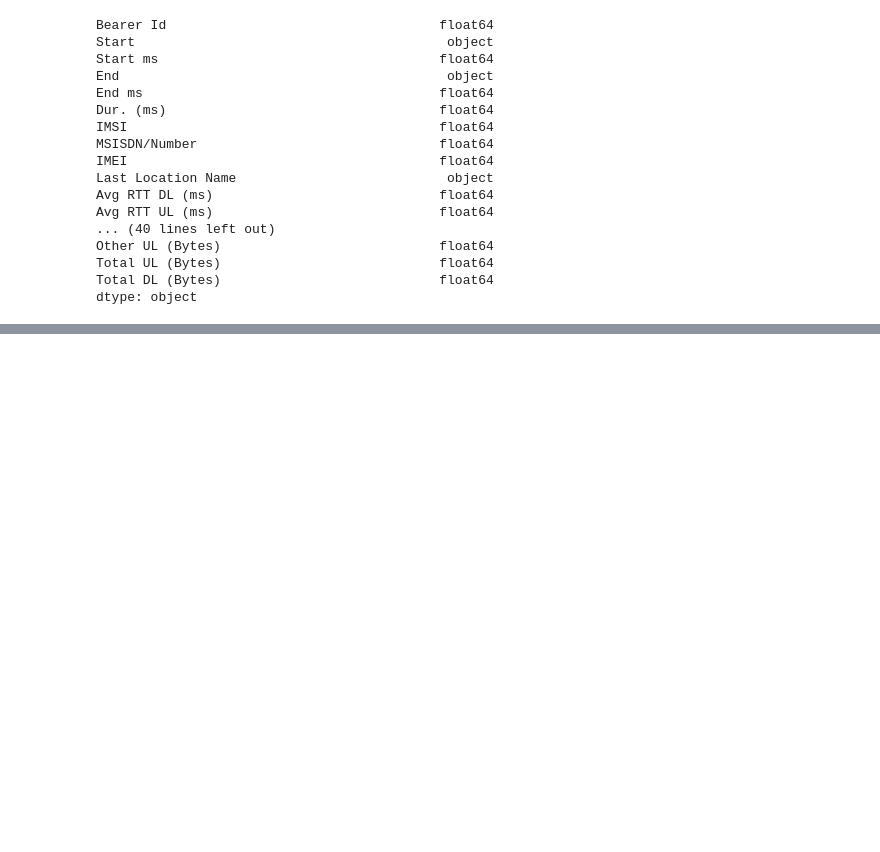
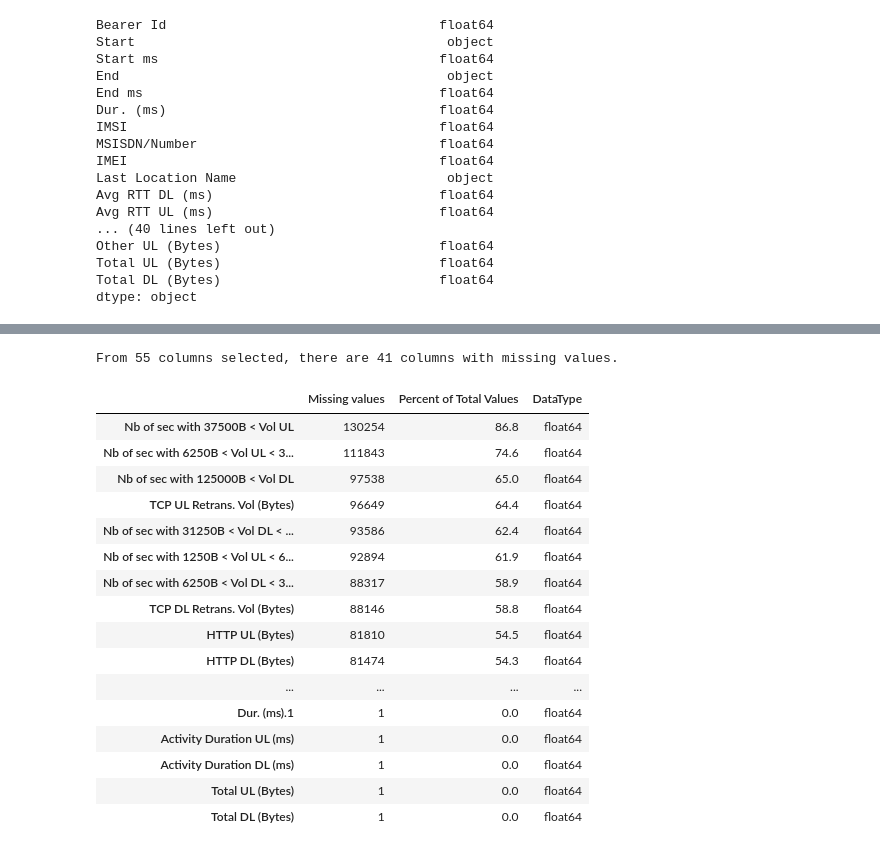
Before and after one commit to Ofgeha-Gelana/TellCo-Telecom-Analysis-Dashboard, a Jupyter notebook: notebooks/me_try.ipynb, the cells around one changed output, grey strips where cells are left out. Cells and saved outputs as stored; diff of their text form; code cells hidden in the pictures; blank space fills up the shorter version.

Commit message:
edit missing value fun

```diff
--- a/notebooks/me_try.ipynb
+++ b/notebooks/me_try.ipynb
@@ -28,0 +26,3 @@ df = fetch_data_from_db(query)
+# %%
+from src.dbconnection import get_dataFrame_from_postgres
+df = get_dataFrame_from_postgres()
@@ -72,0 +97,22 @@ dtype: object
+# %%
+from scripts.tell_analysis import list_missing_values
+list_missing_values(df)
+# %% [output]
+From 55 columns selected, there are 41 columns with missing values.
+|  | Missing values | Percent of Total Values | DataType |
+| Nb of sec with 37500B < Vol UL | 130254 | 86.8 | float64 |
+| Nb of sec with 6250B < Vol UL < 3... | 111843 | 74.6 | float64 |
+| Nb of sec with 125000B < Vol DL | 97538 | 65.0 | float64 |
+| TCP UL Retrans. Vol (Bytes) | 96649 | 64.4 | float64 |
+| Nb of sec with 31250B < Vol DL < ... | 93586 | 62.4 | float64 |
+| Nb of sec with 1250B < Vol UL < 6... | 92894 | 61.9 | float64 |
+| Nb of sec with 6250B < Vol DL < 3... | 88317 | 58.9 | float64 |
+| TCP DL Retrans. Vol (Bytes) | 88146 | 58.8 | float64 |
+| HTTP UL (Bytes) | 81810 | 54.5 | float64 |
+| HTTP DL (Bytes) | 81474 | 54.3 | float64 |
+| ... | ... | ... | ... |
+| Dur. (ms).1 | 1 | 0.0 | float64 |
+| Activity Duration UL (ms) | 1 | 0.0 | float64 |
+| Activity Duration DL (ms) | 1 | 0.0 | float64 |
+| Total UL (Bytes) | 1 | 0.0 | float64 |
+| Total DL (Bytes) | 1 | 0.0 | float64 |
```
Also changed, not shown: parts of 4 cells of this notebook, 2 other files.
